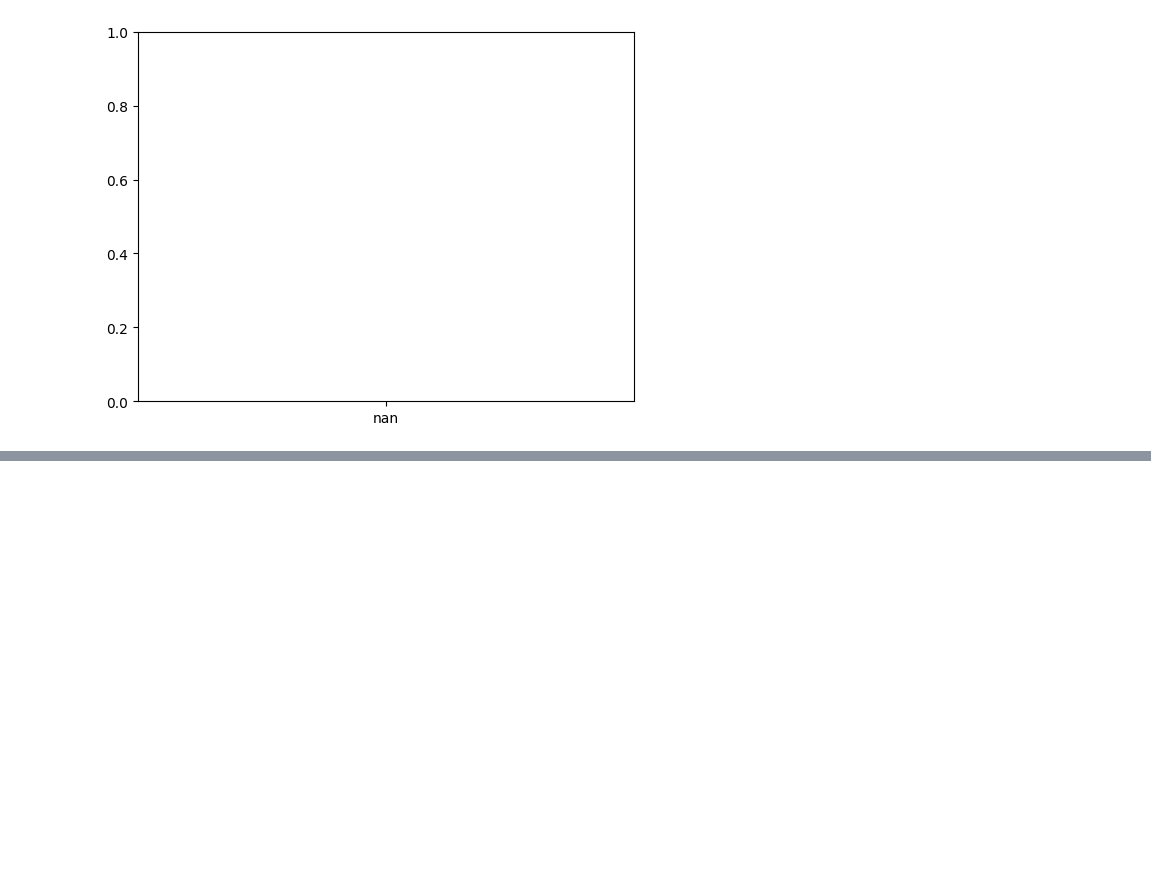
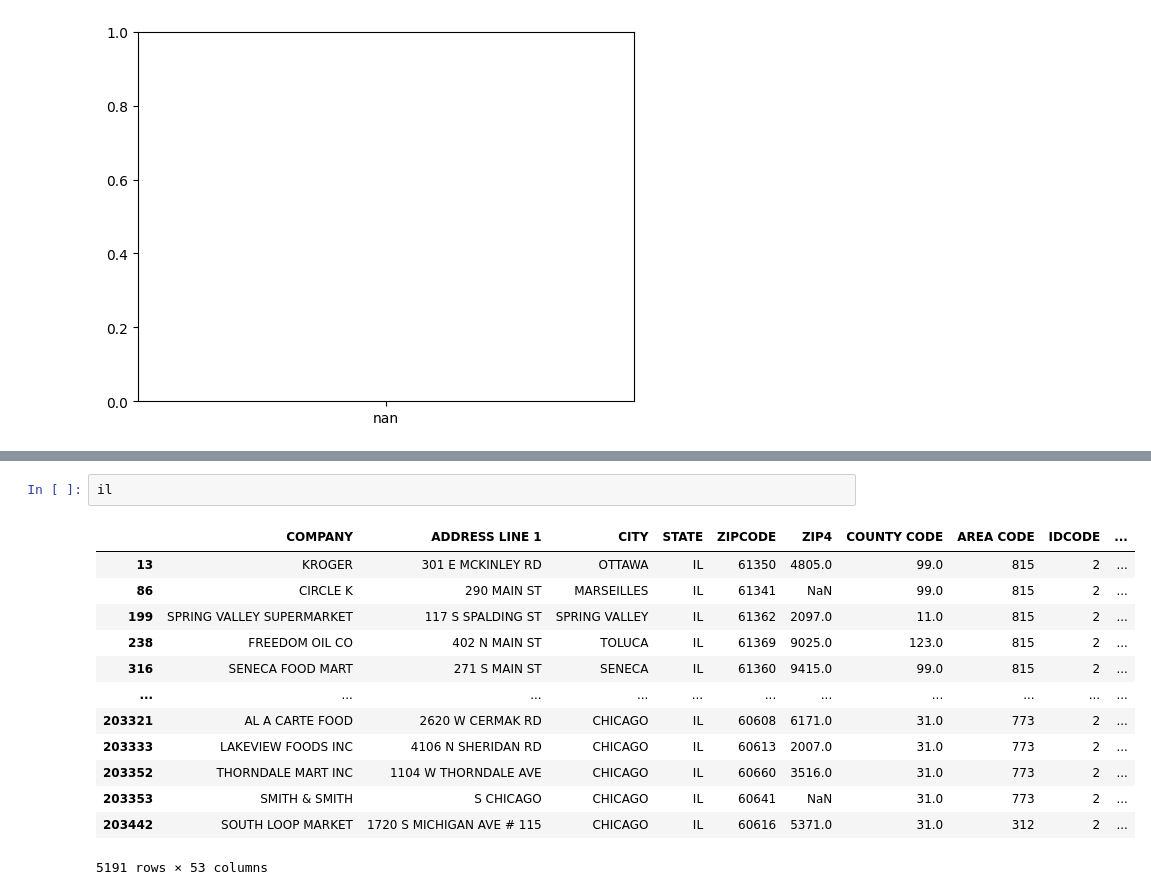
Before and after one commit to uchicago-dsi/rafi-grocery, a Jupyter notebook: Day4.ipynb, the cells around one changed output, grey strips where cells are left out. Saved outputs shown, nothing was run; the diff lists cells and outputs as text; blank space fills up the shorter version.

```diff
--- a/Day4.ipynb
+++ b/Day4.ipynb
@@ -294,0 +461,16 @@ ValueError: shape mismatch: objects cannot be broadcast to a single shape.  Mism
+# %%
+il
+# %% [output]
+|  | COMPANY | ADDRESS LINE 1 | CITY | STATE | ZIPCODE | ZIP4 | COUNTY CODE | AREA CODE | IDCODE | ... |
+| 13 | KROGER | 301 E MCKINLEY RD | OTTAWA | IL | 61350 | 4805.0 | 99.0 | 815 | 2 | ... |
+| 86 | CIRCLE K | 290 MAIN ST | MARSEILLES | IL | 61341 | NaN | 99.0 | 815 | 2 | ... |
+| 199 | SPRING VALLEY SUPERMARKET | 117 S SPALDING ST | SPRING VALLEY | IL | 61362 | 2097.0 | 11.0 | 815 | 2 | ... |
+| 238 | FREEDOM OIL CO | 402 N MAIN ST | TOLUCA | IL | 61369 | 9025.0 | 123.0 | 815 | 2 | ... |
+| 316 | SENECA FOOD MART | 271 S MAIN ST | SENECA | IL | 61360 | 9415.0 | 99.0 | 815 | 2 | ... |
+| ... | ... | ... | ... | ... | ... | ... | ... | ... | ... | ... |
+| 203321 | AL A CARTE FOOD | 2620 W CERMAK RD | CHICAGO | IL | 60608 | 6171.0 | 31.0 | 773 | 2 | ... |
+| 203333 | LAKEVIEW FOODS INC | 4106 N SHERIDAN RD | CHICAGO | IL | 60613 | 2007.0 | 31.0 | 773 | 2 | ... |
+| 203352 | THORNDALE MART INC | 1104 W THORNDALE AVE | CHICAGO | IL | 60660 | 3516.0 | 31.0 | 773 | 2 | ... |
+| 203353 | SMITH & SMITH | S CHICAGO | CHICAGO | IL | 60641 | NaN | 31.0 | 773 | 2 | ... |
+| 203442 | SOUTH LOOP MARKET | 1720 S MICHIGAN AVE # 115 | CHICAGO | IL | 60616 | 5371.0 | 31.0 | 312 | 2 | ... |
+5191 rows × 53 columns
```
Also changed, not shown: parts of 15 cells of this notebook.
